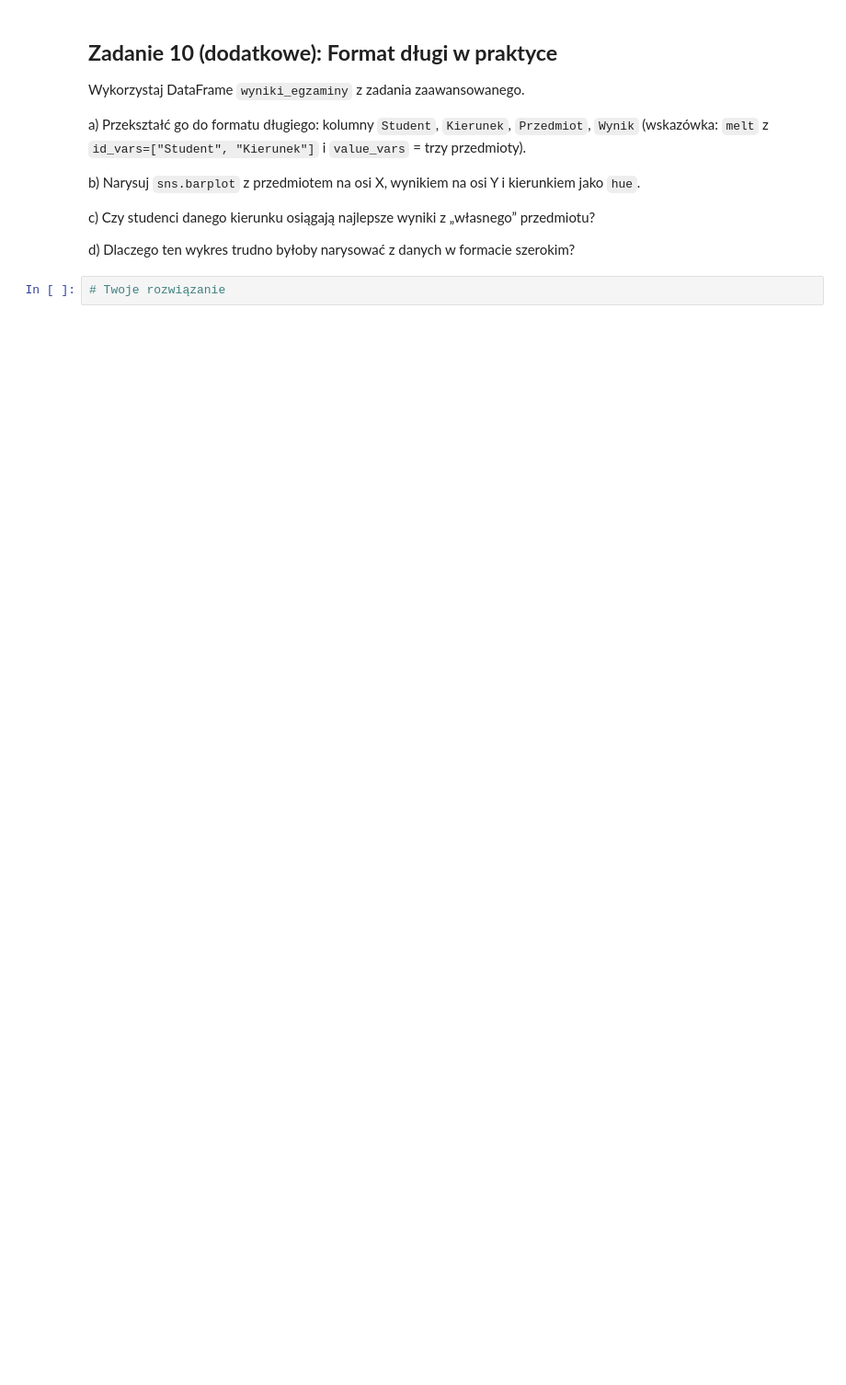
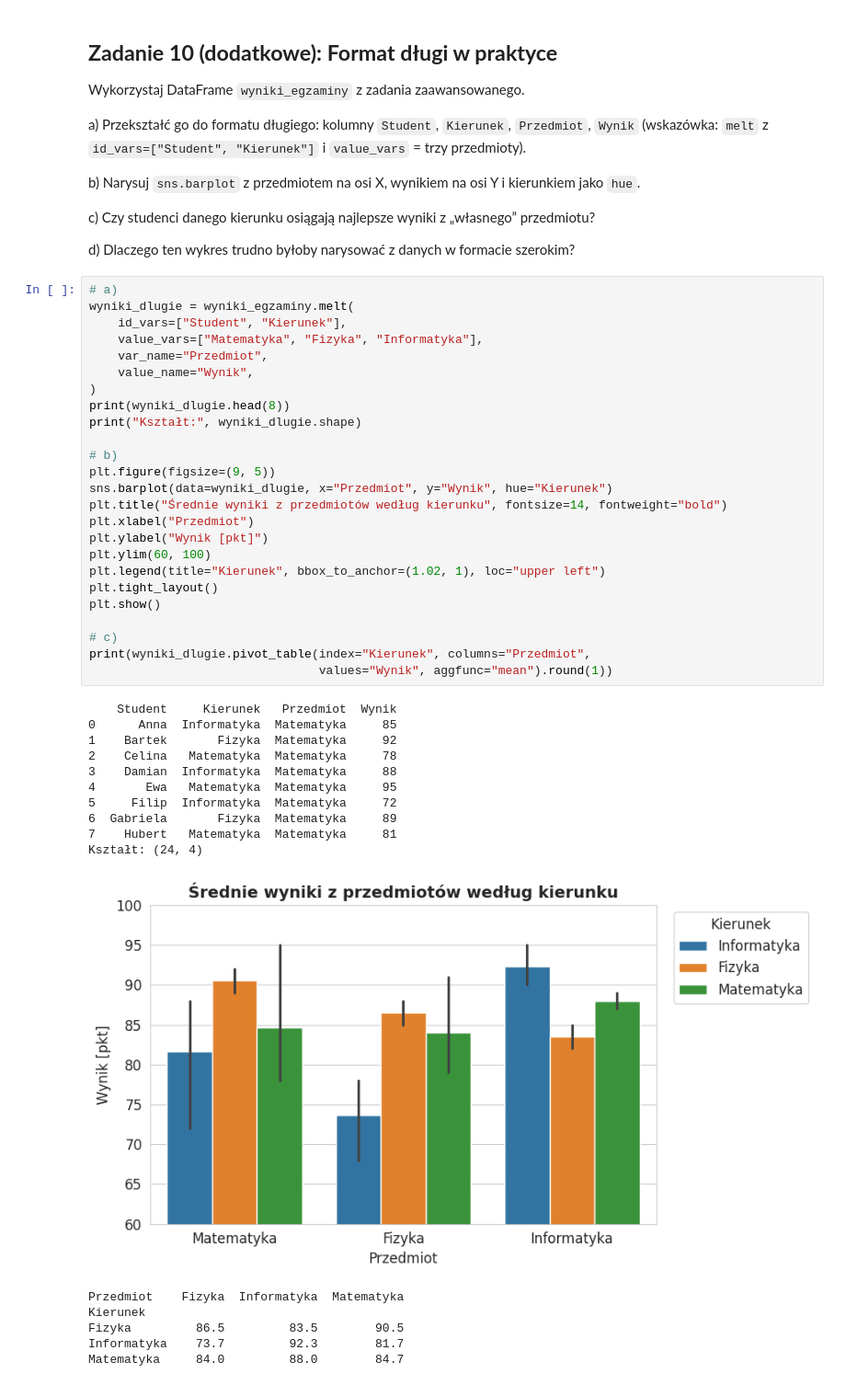
Before and after one commit to kuba11g/Eksploracja_Danych, a Jupyter notebook: Lab2_pandas_wizualizacja (1).ipynb, the cells around one changed output. Shown at 92% size. Drawn from its saved outputs; the diff is of its cells as text; blank space fills up the shorter version.

```diff
--- a/Lab2_pandas_wizualizacja (1).ipynb
+++ b/Lab2_pandas_wizualizacja (1).ipynb
@@ -722,4 +1067,44 @@ c) Czy studenci danego kierunku osiągają najlepsze wyniki z „własnego” pr
 
 d) Dlaczego ten wykres trudno byłoby narysować z danych w formacie szerokim?
 # %%
-# Twoje rozwiązanie
+# a)
+wyniki_dlugie = wyniki_egzaminy.melt(
+    id_vars=["Student", "Kierunek"],
+    value_vars=["Matematyka", "Fizyka", "Informatyka"],
+    var_name="Przedmiot",
+    value_name="Wynik",
+)
+print(wyniki_dlugie.head(8))
+print("Kształt:", wyniki_dlugie.shape)
+
+# b)
+plt.figure(figsize=(9, 5))
+sns.barplot(data=wyniki_dlugie, x="Przedmiot", y="Wynik", hue="Kierunek")
+plt.title("Średnie wyniki z przedmiotów według kierunku", fontsize=14, fontweight="bold")
+plt.xlabel("Przedmiot")
+plt.ylabel("Wynik [pkt]")
+plt.ylim(60, 100)
+plt.legend(title="Kierunek", bbox_to_anchor=(1.02, 1), loc="upper left")
+plt.tight_layout()
+plt.show()
+
+# c)
+print(wyniki_dlugie.pivot_table(index="Kierunek", columns="Przedmiot",
+                                values="Wynik", aggfunc="mean").round(1))
+# %% [output]
+    Student     Kierunek   Przedmiot  Wynik
+0      Anna  Informatyka  Matematyka     85
+1    Bartek       Fizyka  Matematyka     92
+2    Celina   Matematyka  Matematyka     78
+3    Damian  Informatyka  Matematyka     88
+4       Ewa   Matematyka  Matematyka     95
+5     Filip  Informatyka  Matematyka     72
+6  Gabriela       Fizyka  Matematyka     89
+7    Hubert   Matematyka  Matematyka     81
+Kształt: (24, 4)
+[figure, added]
+Przedmiot    Fizyka  Informatyka  Matematyka
+Kierunek
+Fizyka         86.5         83.5        90.5
+Informatyka    73.7         92.3        81.7
+Matematyka     84.0         88.0        84.7
```
Also changed, not shown: parts of 15 cells of this notebook.
